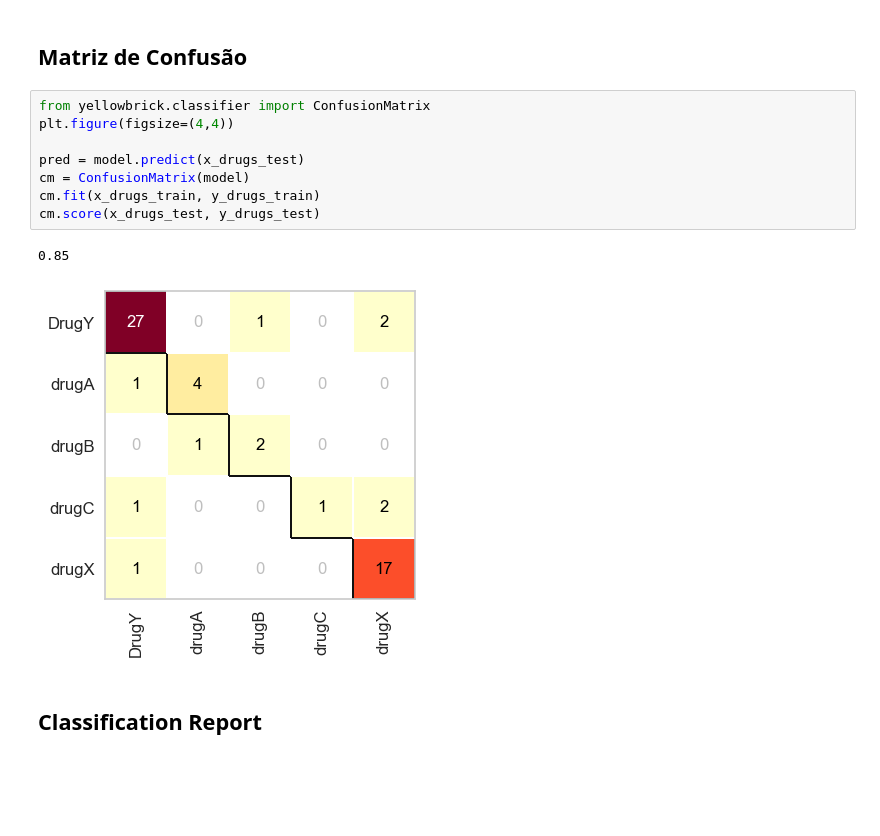
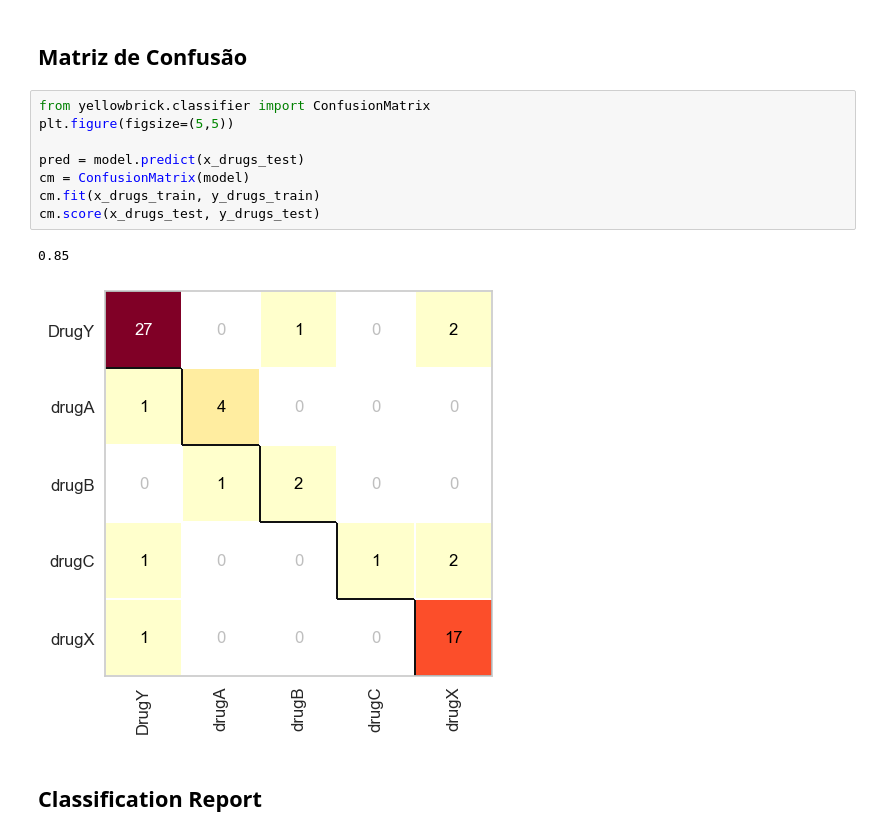
Before and after one commit to jheni1e/IA-Machine-Learning, a Jupyter notebook: 08. Drugs Classification.ipynb, the cells around one changed output. Saved outputs shown, nothing was run; the diff lists cells and outputs as text; blank space fills up the shorter version.

Commit message:
figsize changed

```diff
--- a/08. Drugs Classification.ipynb
+++ b/08. Drugs Classification.ipynb
@@ -342,15 +342,15 @@ accuracy
 ## Matriz de Confusão
 # %%
 from yellowbrick.classifier import ConfusionMatrix
-plt.figure(figsize=(4,4))
+plt.figure(figsize=(5,5))
 
 pred = model.predict(x_drugs_test)
 cm = ConfusionMatrix(model)
 cm.fit(x_drugs_train, y_drugs_train)
 cm.score(x_drugs_test, y_drugs_test)
 # %% [output]
 0.85
-[figure, old version]
+[figure, new version]
 # %% [markdown]
 ## Classification Report
 # %%
```
Also changed, not shown: parts of 3 cells of this notebook.
